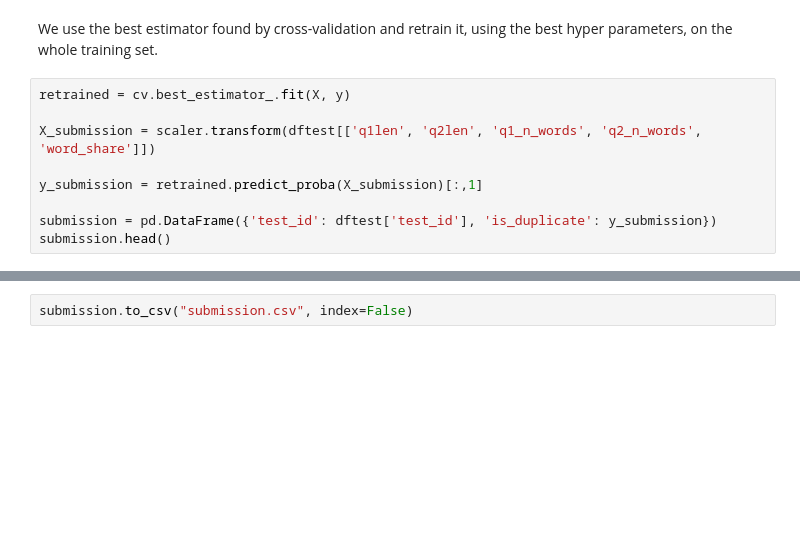
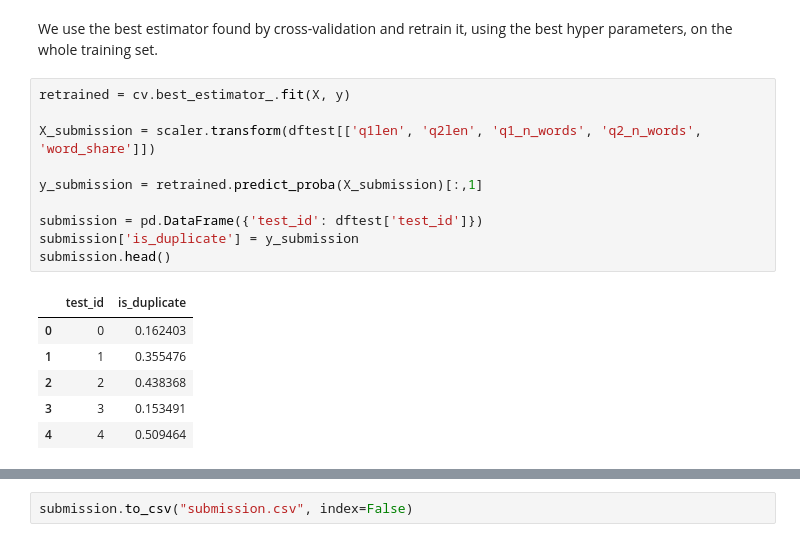
Before and after one commit to cyrmeow/quora-question-pairs, a Jupyter notebook: notebook.ipynb, the cells around one changed output, grey strips where cells are left out. Cells and saved outputs as stored; diff of their text form; blank space fills up the shorter version.

```diff
--- a/notebook.ipynb
+++ b/notebook.ipynb
@@ -673,11 +714,19 @@ We use the best estimator found by cross-validation and retrain it, using the be
 # %%
 retrained = cv.best_estimator_.fit(X, y)
 
 X_submission = scaler.transform(dftest[['q1len', 'q2len', 'q1_n_words', 'q2_n_words', 'word_share']])
 
 y_submission = retrained.predict_proba(X_submission)[:,1]
 
-submission = pd.DataFrame({'test_id': dftest['test_id'], 'is_duplicate': y_submission})
+submission = pd.DataFrame({'test_id': dftest['test_id']})
+submission['is_duplicate'] = y_submission
 submission.head()
+# %% [output]
+|  | test_id | is_duplicate |
+| 0 | 0 | 0.162403 |
+| 1 | 1 | 0.355476 |
+| 2 | 2 | 0.438368 |
+| 3 | 3 | 0.153491 |
+| 4 | 4 | 0.509464 |
 # %%
 sns.distplot(submission.is_duplicate[0:2000])
```
Also changed, not shown: parts of 9 cells of this notebook, 1 other file.
